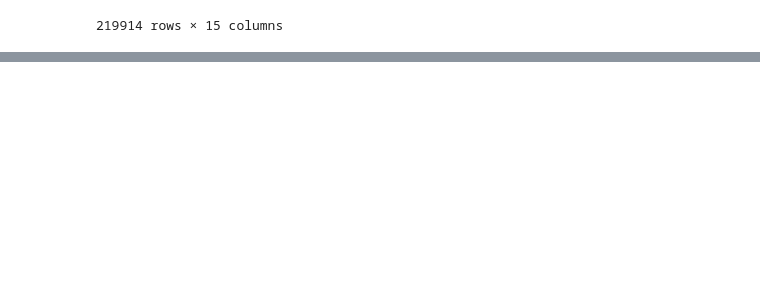
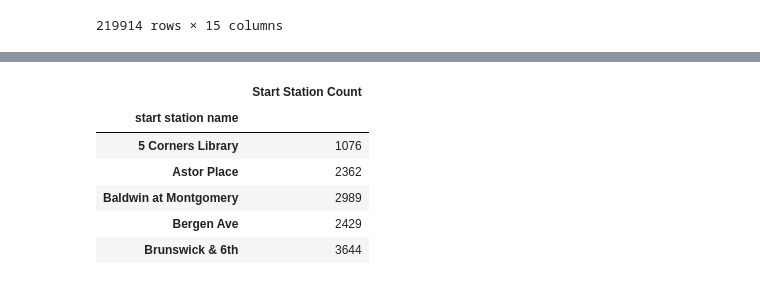
Before and after one commit to tnatoli29/Project_1, a Jupyter notebook: CitiBike/CitiBike 2020 Merge.ipynb, the cells around one changed output, grey strips where cells are left out. Drawn from its saved outputs; the diff is of its cells as text; code cells hidden in the pictures; blank space fills up the shorter version.

```diff
--- a/CitiBike/CitiBike 2020 Merge.ipynb
+++ b/CitiBike/CitiBike 2020 Merge.ipynb
@@ -69,0 +233,24 @@ combined_CitiBike_df8
+# %%
+# Groupby start stations
+
+startstation = combined2020_CitiBike_df8.groupby(["start station name"])
+startstationcount = startstation["start station name"].count()
+
+
+#create new DataFrame
+station_df = pd.DataFrame({"Start Station Count": startstationcount})
+
+station_df
+
+#Sort the start station count column in descending order
+station_df.sort_values('Start Station Count', ascending=False)
+
+station_df.head(5)
+# %% [output]
+|  | Start Station Count |
+| start station name |  |
+| 5 Corners Library | 1076 |
+| Astor Place | 2362 |
+| Baldwin at Montgomery | 2989 |
+| Bergen Ave | 2429 |
+| Brunswick & 6th | 3644 |
```
Also changed, not shown: parts of 14 cells of this notebook.
